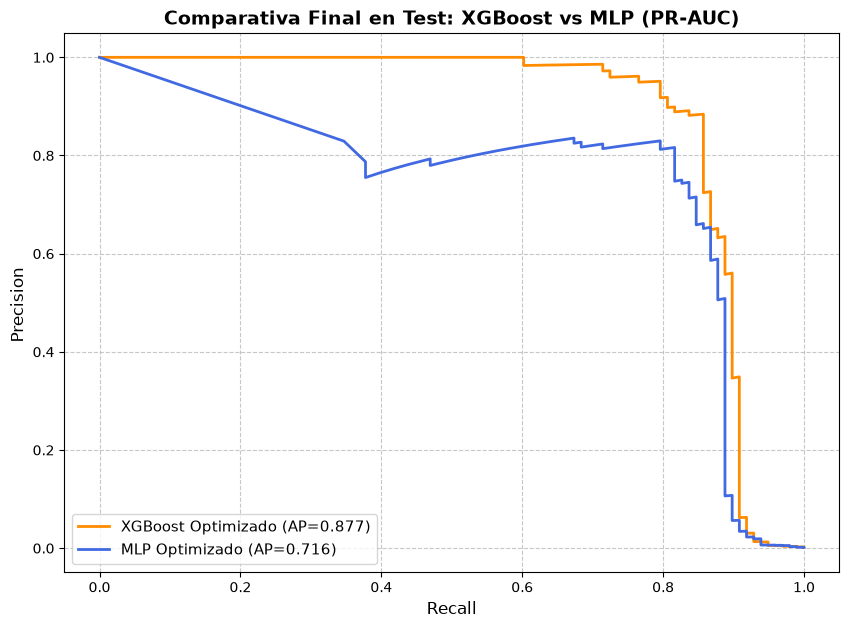
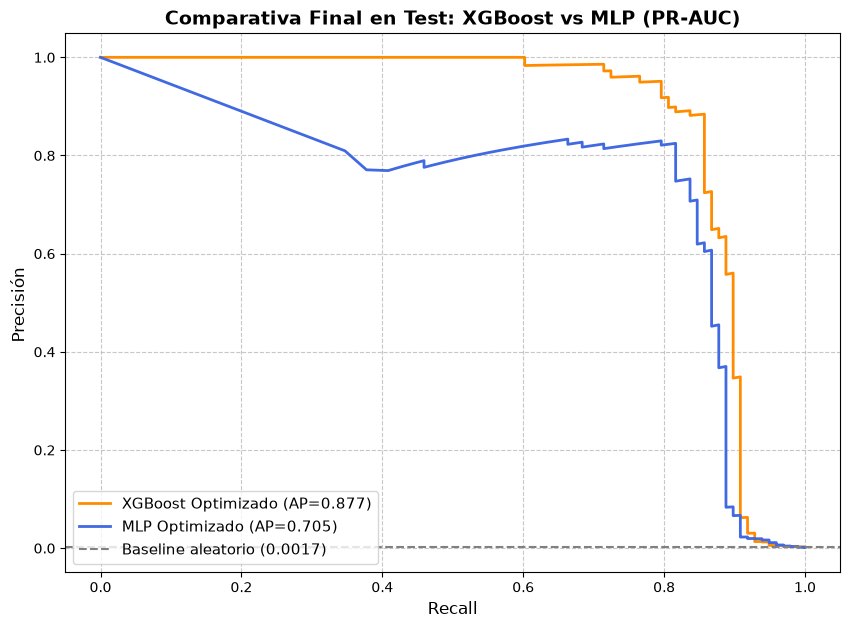
Unified diff of the notebook cell whose output changed from the first chart to the second:
--- before
+++ after
@@ -9,5 +9,6 @@
 
 plt.xlabel('Recall', fontsize=12)
-plt.ylabel('Precision ', fontsize=12)
+plt.ylabel('Precisión ', fontsize=12)
+plt.axhline(test_y.mean(), ls="--", color="gray", label=f"Baseline aleatorio ({test_y.mean():.4f})")
 plt.title('Comparativa Final en Test: XGBoost vs MLP (PR-AUC)', fontsize=14, fontweight='bold')
 plt.legend(loc='lower left', fontsize=11)

Commit: ultima actualización